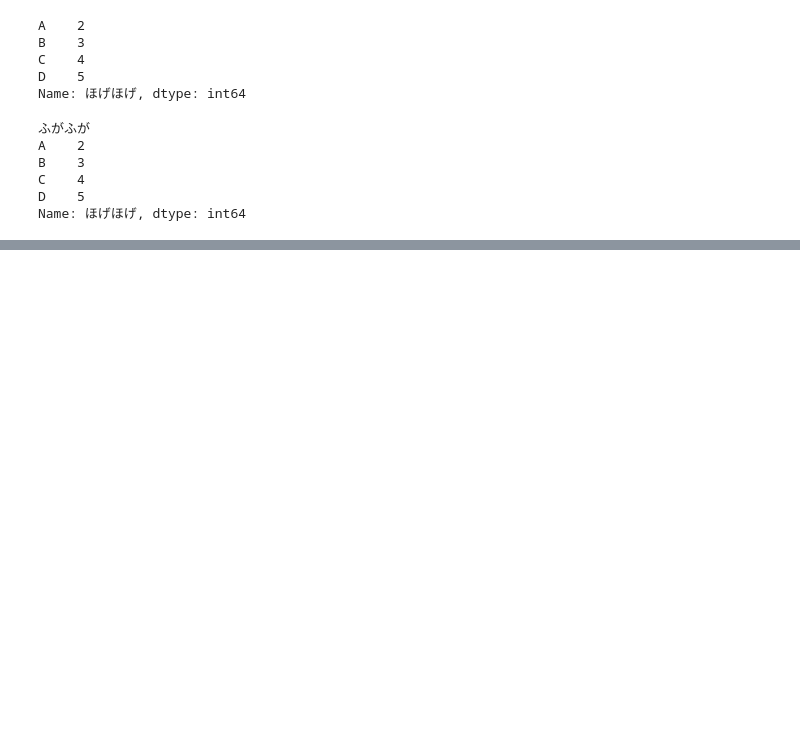
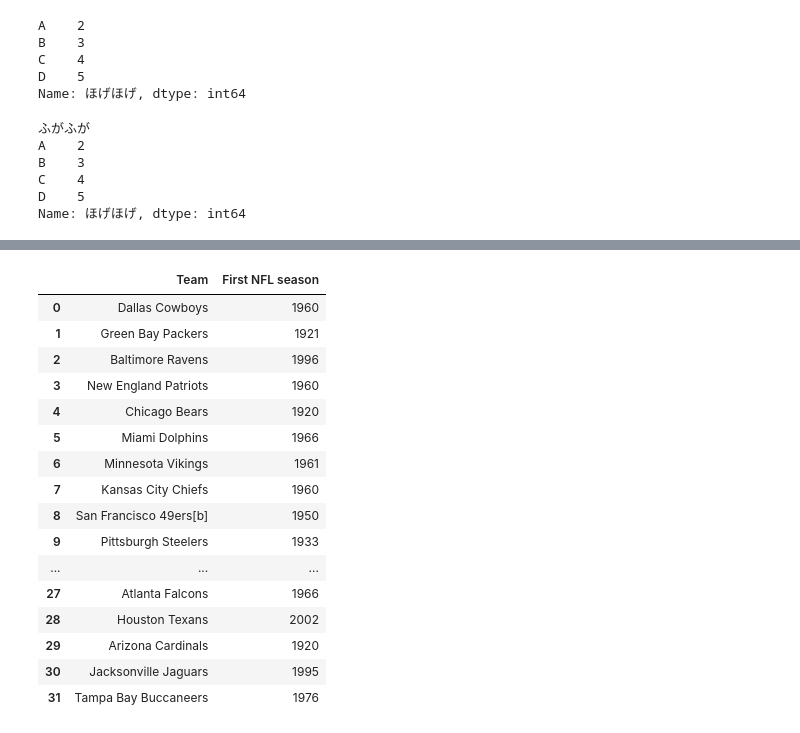
Before and after one commit to largekind/DataScience, a Jupyter notebook: pandas.ipynb, the cells around one changed output, grey strips where cells are left out. Saved outputs shown, nothing was run; the diff lists cells and outputs as text; code cells hidden in the pictures; blank space fills up the shorter version.

```diff
--- a/pandas.ipynb
+++ b/pandas.ipynb
@@ -134,0 +176,21 @@ Name: ほげほげ, dtype: int64
+# %%
+#特定の列取得
+nfl_frame[['Team','First NFL season']]
+# %% [output]
+|  | Team | First NFL season |
+| 0 | Dallas Cowboys | 1960 |
+| 1 | Green Bay Packers | 1921 |
+| 2 | Baltimore Ravens | 1996 |
+| 3 | New England Patriots | 1960 |
+| 4 | Chicago Bears | 1920 |
+| 5 | Miami Dolphins | 1966 |
+| 6 | Minnesota Vikings | 1961 |
+| 7 | Kansas City Chiefs | 1960 |
+| 8 | San Francisco 49ers[b] | 1950 |
+| 9 | Pittsburgh Steelers | 1933 |
+| ... | ... | ... |
+| 27 | Atlanta Falcons | 1966 |
+| 28 | Houston Texans | 2002 |
+| 29 | Arizona Cardinals | 1920 |
+| 30 | Jacksonville Jaguars | 1995 |
+| 31 | Tampa Bay Buccaneers | 1976 |
```
Also changed, not shown: parts of 10 cells of this notebook, 1 other file.
